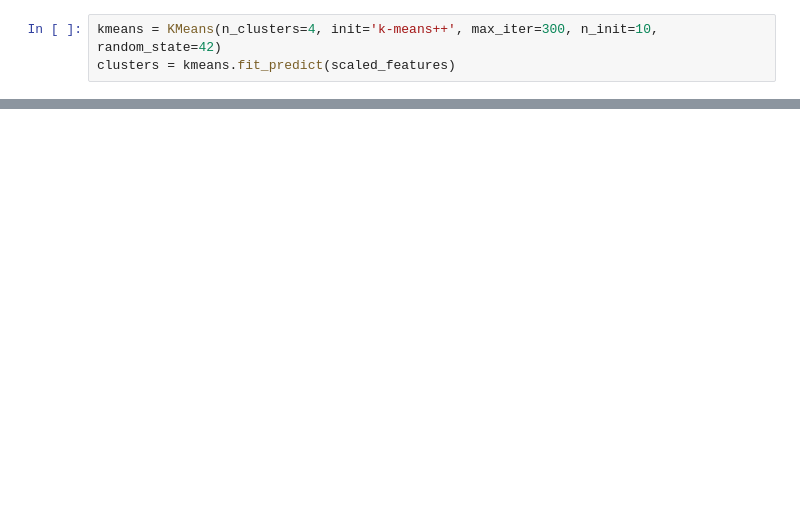
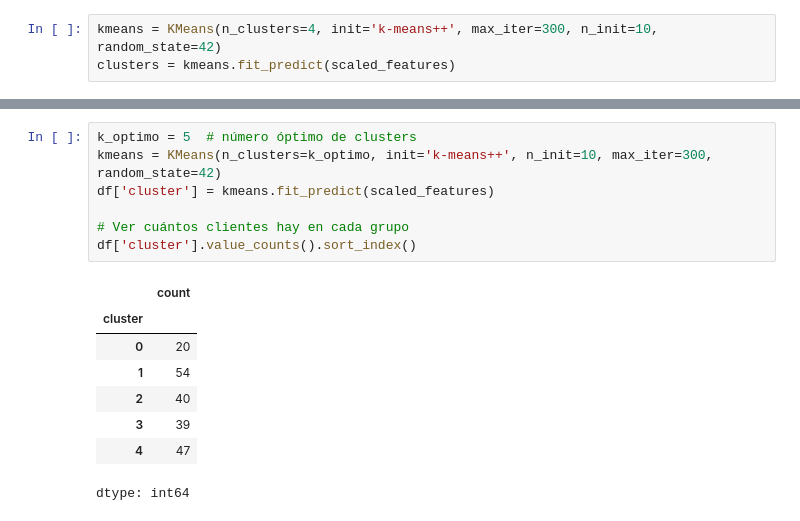
Before and after one commit to pinito2002/aprendizaje_no_supervizado, a Jupyter notebook: 2_clustering.ipynb, the cells around one changed output, grey strips where cells are left out. Saved outputs shown, nothing was run; the diff lists cells and outputs as text; blank space fills up the shorter version.

```diff
--- a/2_clustering.ipynb
+++ b/2_clustering.ipynb
@@ -66,0 +194,16 @@ plt.show()
+# %%
+k_optimo = 5  # número óptimo de clusters
+kmeans = KMeans(n_clusters=k_optimo, init='k-means++', n_init=10, max_iter=300, random_state=42)
+df['cluster'] = kmeans.fit_predict(scaled_features)
+
+# Ver cuántos clientes hay en cada grupo
+df['cluster'].value_counts().sort_index()
+# %% [output]
+|  | count |
+| cluster |  |
+| 0 | 20 |
+| 1 | 54 |
+| 2 | 40 |
+| 3 | 39 |
+| 4 | 47 |
+dtype: int64
```
Also changed, not shown: parts of 15 cells of this notebook.
